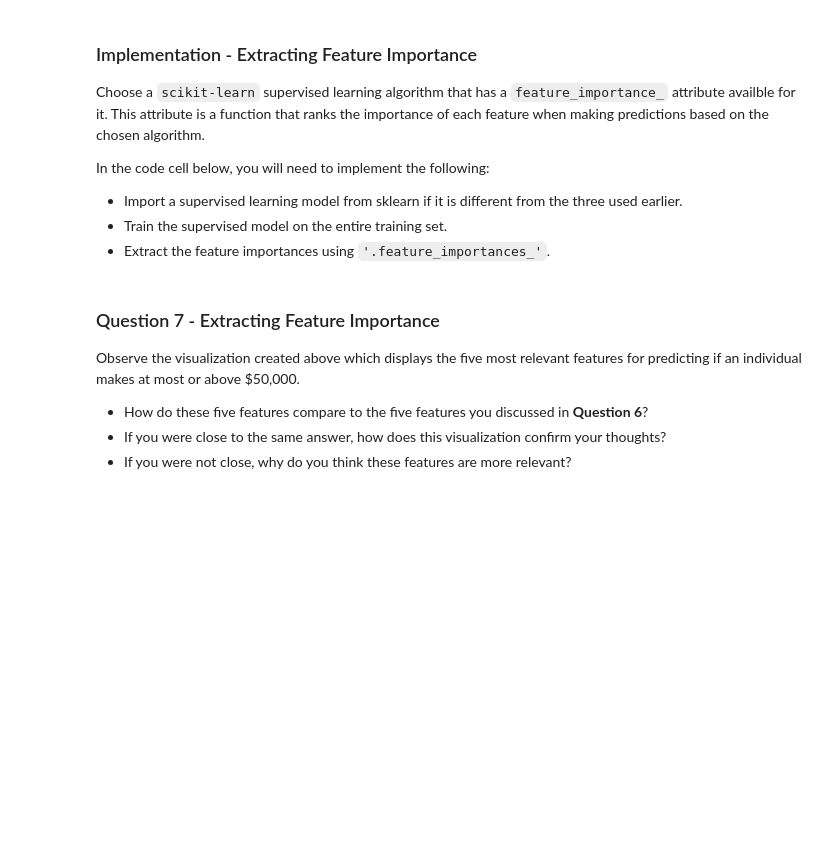
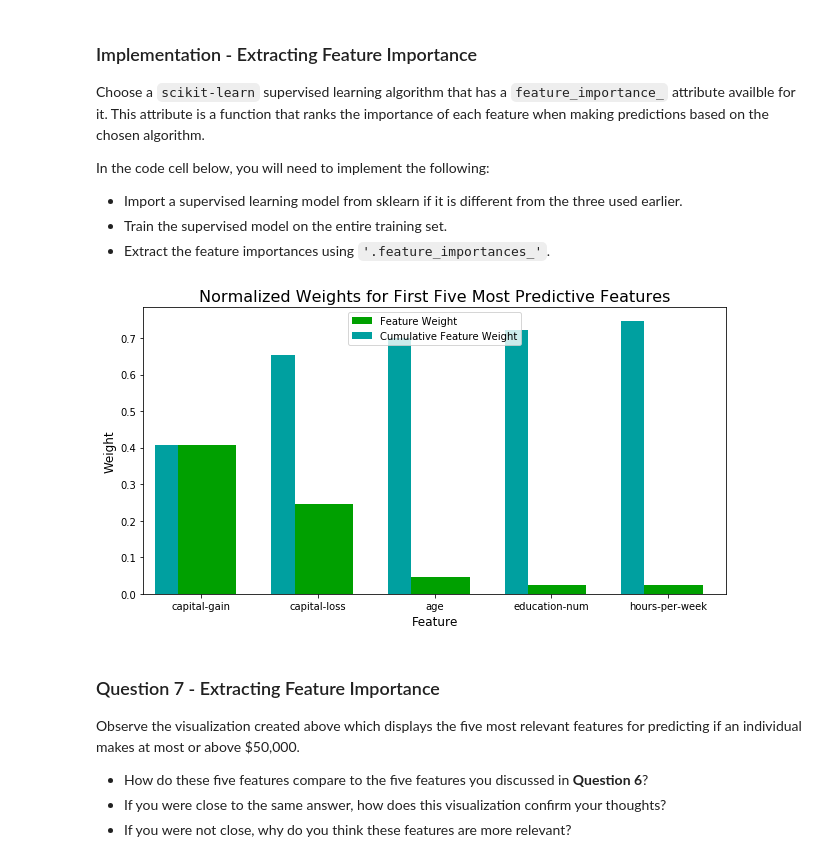
Before and after one commit to dylan-shao/ML-DS-Udacity_Data_Scientist_Nanodegree, a Jupyter notebook: 0. Projects/Finding Donors for CharityML/src/finding_donors.ipynb, the cells around one changed output. Drawn from its saved outputs; the diff is of its cells as text; code cells hidden in the pictures; blank space fills up the shorter version.

```diff
--- a/0. Projects/Finding Donors for CharityML/src/finding_donors.ipynb
+++ b/0. Projects/Finding Donors for CharityML/src/finding_donors.ipynb
@@ -575,28 +563,39 @@ Fine tune the chosen model. Use grid search (`GridSearchCV`) with at least one i
 **Note:** Depending on the algorithm chosen and the parameter list, the following implementation may take some time to run!
 # %%
 # TODO: Import 'GridSearchCV', 'make_scorer', and any other necessary libraries
+from sklearn.model_selection import GridSearchCV
+from sklearn.metrics import fbeta_score, make_scorer
 
 # TODO: Initialize the classifier
-clf = None
+clf = AdaBoostClassifier()
 
 # TODO: Create the parameters list you wish to tune, using a dictionary if needed.
 # HINT: parameters = {'parameter_1': [value1, value2], 'parameter_2': [value1, value2]}
-parameters = None
+
+# if both my n_estimators & learning_rate is small, got the following error:
+# /Users/yangshao/anaconda3/lib/python3.6/site-packages/sklearn/metrics/classification.py:1135:
+# UndefinedMetricWarning: F-score is ill-defined and being set to 0.0 due to no predicted samples.
+#   'precision', 'predicted', average, warn_for)
+# myTODO: figure out why
+parameters = {
+'n_estimators': [50, 100, 200, 300],
+'learning_rate': [0.01, 0.03, 0.05, 0.1, 0.5]
+}
 
 # TODO: Make an fbeta_score scoring object using make_scorer()
-scorer = None
+scorer = make_scorer(fbeta_score, beta=0.5)
 
 # TODO: Perform grid search on the classifier using 'scorer' as the scoring method using GridSearchCV()
-grid_obj = None
+grid_obj = GridSearchCV(clf, parameters,scorer)
 
 # TODO: Fit the grid search object to the training data and find the optimal parameters using fit()
-grid_fit = None
+grid_fit = grid_obj.fit(X_train, y_train.values.ravel())
 
 # Get the estimator
 best_clf = grid_fit.best_estimator_
 
 # Make predictions using the unoptimized and model
-predictions = (clf.fit(X_train, y_train)).predict(X_test)
+predictions = (clf.fit(X_train, y_train.values.ravel())).predict(X_test)
 best_predictions = best_clf.predict(X_test)
 
 # Report the before-and-afterscores
@@ -646,15 +675,17 @@ In the code cell below, you will need to implement the following:
 # %%
 # TODO: Import a supervised learning model that has 'feature_importances_'
 
 
 # TODO: Train the supervised model on the training set using .fit(X_train, y_train)
-model = None
+model = best_clf
 
 # TODO: Extract the feature importances using .feature_importances_
-importances = None
+importances = model.feature_importances_
 
 # Plot
 vs.feature_plot(importances, X_train, y_train)
+# %% [output]
+[figure, added]
 # %% [markdown]
 ### Question 7 - Extracting Feature Importance
 
```
Also changed, not shown: parts of 16 cells of this notebook, 8 other files.
